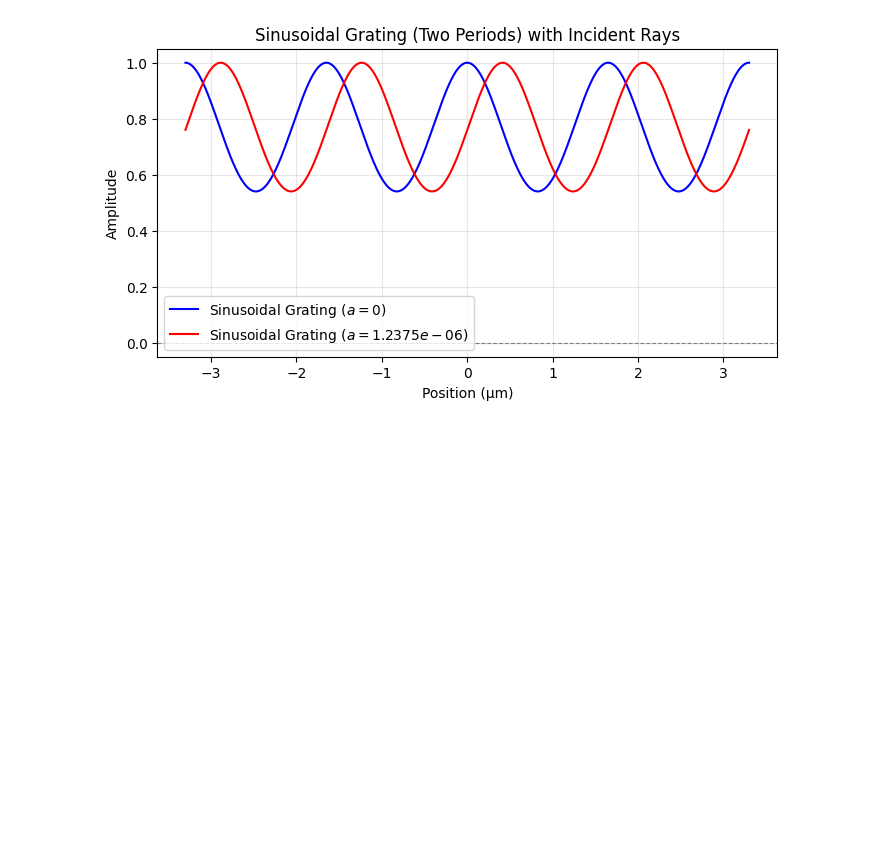
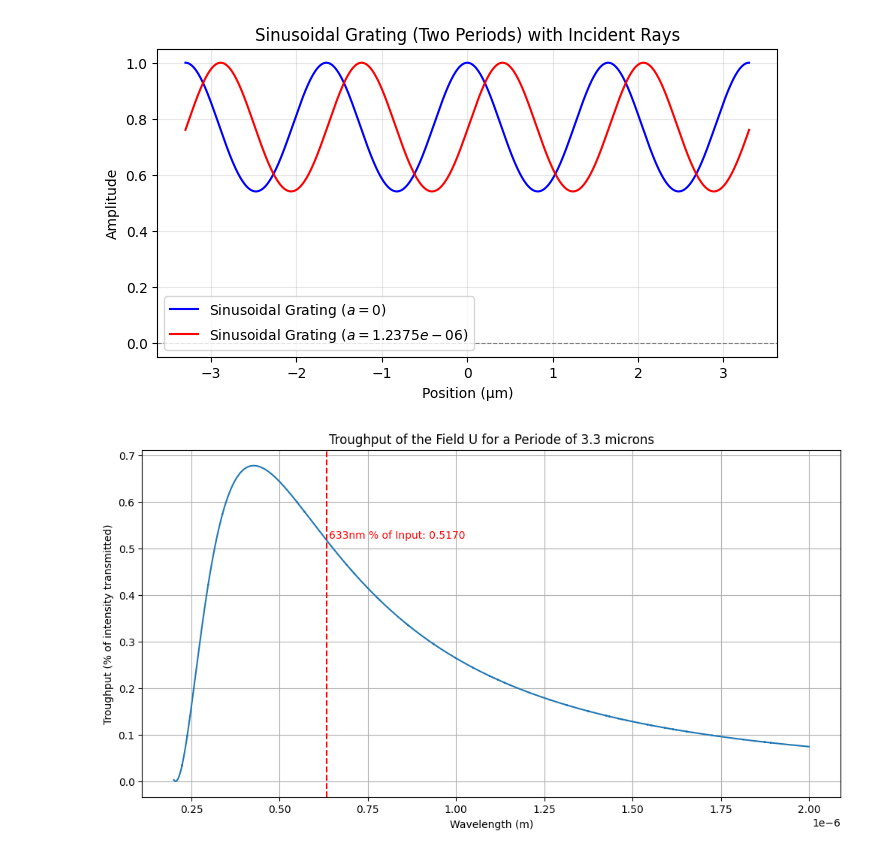
Before and after one commit to nviebig/Grating-Nuller-Analysis, a Jupyter notebook: Code/main_calculations.ipynb, the cells around one changed output. Drawn from its saved outputs; the diff is of its cells as text; code cells hidden in the pictures; blank space fills up the shorter version.

```diff
--- a/Code/main_calculations.ipynb
+++ b/Code/main_calculations.ipynb
@@ -481,3 +414,82 @@ plt.grid(alpha=0.3)
 plt.show()
 # %% [output]
 [figure]
+# %%
+from scipy.special import jn  # Bessel function of the first kind
+import numpy as np
+
+def U(z, U_0, wavelength, periode_gratting, q_a, theta, q_b, a):
+    """
+    Calculate the field U at a distance z using float128 where possible,
+    with proper casting for jn() which only supports float64.
+    """
+    try:
+        # Convert all inputs to float128
+        z = np.float128(z)
+        U_0 = np.float128(U_0)
+        wavelength = np.float128(wavelength)
+        periode_gratting = np.float128(periode_gratting)
+        theta = np.float128(theta)
+        a = np.float128(a)
+
+        k = np.float128(2 * np.pi / wavelength)
+        h_0 = -1j * np.exp(1j * k * z) / (wavelength * z)
+        alpha = k / (2 * z)
+        n = np.float128(1.5)
+        s = np.float128(0.5e-6)
+        m = np.float128(2 * np.pi * (n - 1) * s / wavelength)
+
+        a_q = 2 * np.pi * q_a / periode_gratting + k * np.sin(theta)
+        b_q = 2 * np.pi * q_b / periode_gratting - k * np.sin(theta)
+
+        aq = (a_q ** 2) / (8 * alpha)
+        bq = (b_q ** 2) / (8 * alpha)
+
+        # ⚡ Convert arguments to float64 just for jn()
+        m_float64 = np.float64(m / 2)
+        aq_float64 = np.float64(aq)
+        bq_float64 = np.float64(bq)
+
+        k_a = ((a_q / 4) * jn(q_a, m_float64) * np.exp(-1j * (aq - q_a * np.pi / 4)) * (jn(1 / 2, aq_float64) + 1j * jn(-1 / 2, aq_float64)) * np.exp(1j * k * np.sin(theta) * a))
+        k_b = ((b_q / 4) * jn(q_b, m_float64) * np.exp(-1j * (bq - q_b * np.pi / 4)) *(jn(1 / 2, bq_float64) + 1j * jn(-1 / 2, bq_float64)) * np.exp(-1j * k * np.sin(theta) * a))
+
+        result = U_0 * h_0 * np.sqrt((np.pi / alpha) ** 3) * (k_a + k_b)
+        return np.float128(result.real) + 1j * np.float128(result.imag)
+
+    except Exception as e:
+        print(f"Error in U function: {e}")
+        return np.float128(np.nan)  # Return NaN if any error occurs
+
+z = 0.1 # Distance at which the field is calculated (0.1 m)
+a = a_fkt_max(0) # Parameter related to the grating
+U_0 = 1  # Initial field amplitude (1)
+periode_gratting = 3.3e-6  # Grating period in meters (3.3 micron=3.3e-6 m)
+q_a= -1 # Diffraction order for the lower beam (-1)
+q_b= 1 # Diffraction order for the upper beam (1)
+# Calculate intensity by pairing wavelength and theta
+
+intensity = []
+wavlenghts_al = np.linspace(200e-9, 2000e-9, 100000)
+theta = np.arcsin(wavlenghts_al / periode_gratting)  # Compute theta for all wavelengths
+
+intensity = [
+    (np.abs(U(z, U_0, wavelength, periode_gratting, q_a, theta_element, q_b, a))**2)/2
+    for wavelength, theta_element in zip(wavlenghts_al, theta)
+]
+
+# Find the intensity at 633nm
+wavelength_633nm = 633e-9
+index_633nm = np.argmin(np.abs(wavlenghts_al - wavelength_633nm))
+intensity_633nm = intensity[index_633nm]
+
+plt.figure(figsize=(12, 6))
+plt.plot(wavlenghts_al, intensity, label="Intensity at z = 0.1 m")
+plt.axvline(x=wavelength_633nm, color='r', linestyle='--')
+plt.text(wavelength_633nm + wavelength_633nm*0.01, intensity_633nm, f'633nm % of Input: {intensity_633nm:.4f}', color='r', ha='left', va='bottom')
+plt.xlabel("Wavelength (m)")
+plt.ylabel("Troughput (% of intensity transmitted)")
+plt.title("Troughput of the Field U for a Periode of 3.3 microns")
+plt.grid()
+plt.show()
+# %% [output]
+[figure, added]
```
Also changed, not shown: parts of 15 cells of this notebook, 1 other file.
